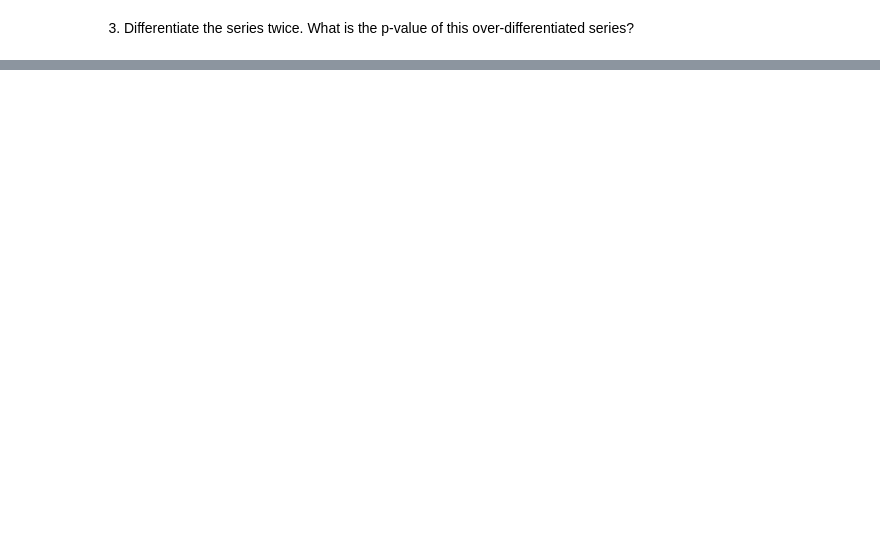
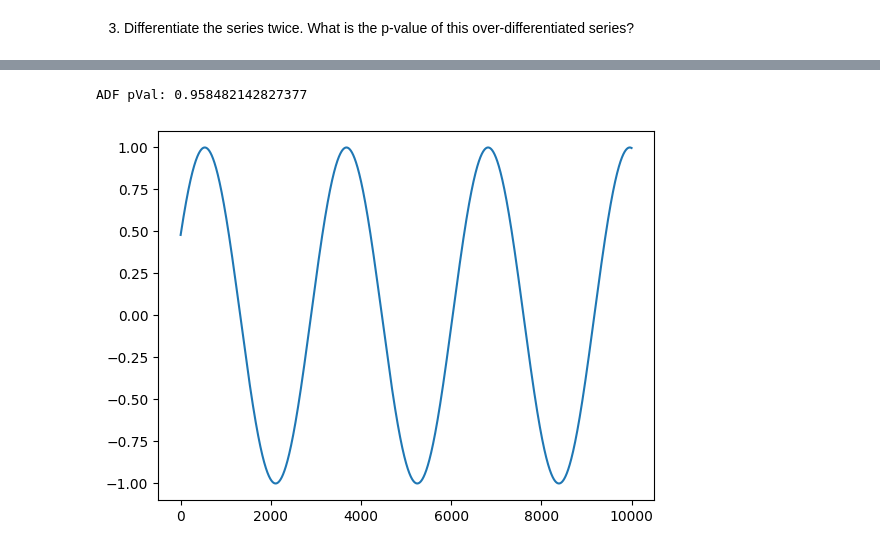
Before and after one commit to Goooo4it/Advances-in-Financial-Machine-Learning, a Jupyter notebook: 5.FFD.ipynb, the cells around one changed output, grey strips where cells are left out. Saved outputs shown, nothing was run; the diff lists cells and outputs as text; code cells hidden in the pictures; blank space fills up the shorter version.

```diff
--- a/5.FFD.ipynb
+++ b/5.FFD.ipynb
@@ -239,0 +416,14 @@ adfuller(time_series_diff2)
+# %%
+#Exercise 5.2
+
+# generate 1000 points
+nsample = 10000
+x=range(1,nsample+1)
+## simulate a simple sinusoidal function
+ns = np.linspace(0, 10, nsample)
+y = pd.Series(1*np.sin(2.0 * ns + .5), dtype = float, index=x)
+y.plot()
+print("ADF pVal: {0}".format(adfuller(y, autolag=None)[1])) #if less than 0.05 means stationary
+# %% [output]
+ADF pVal: 0.958482142827377
+[figure, added]
```
Also changed, not shown: parts of 39 cells of this notebook.
